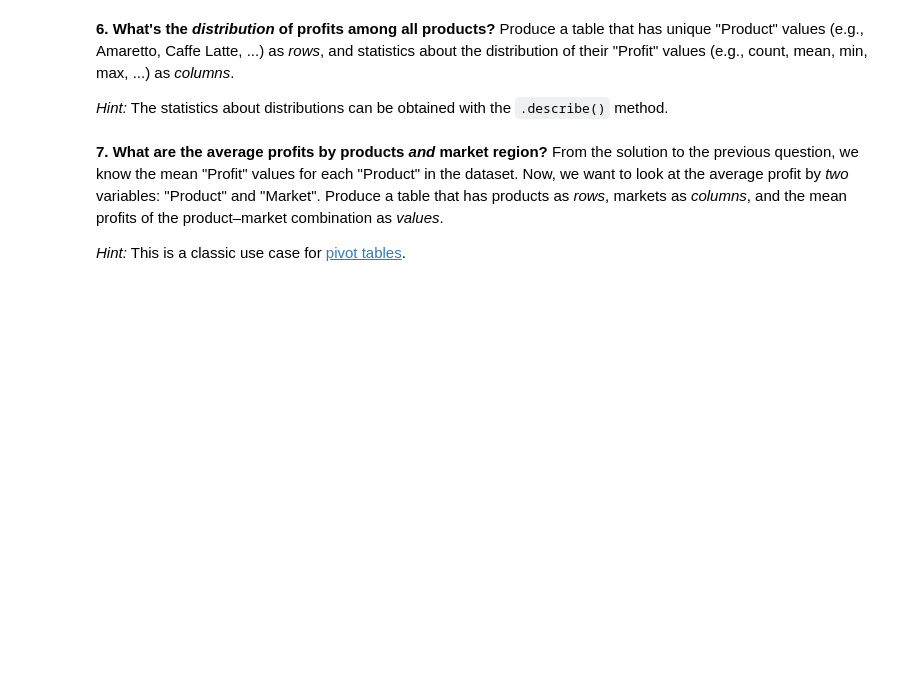
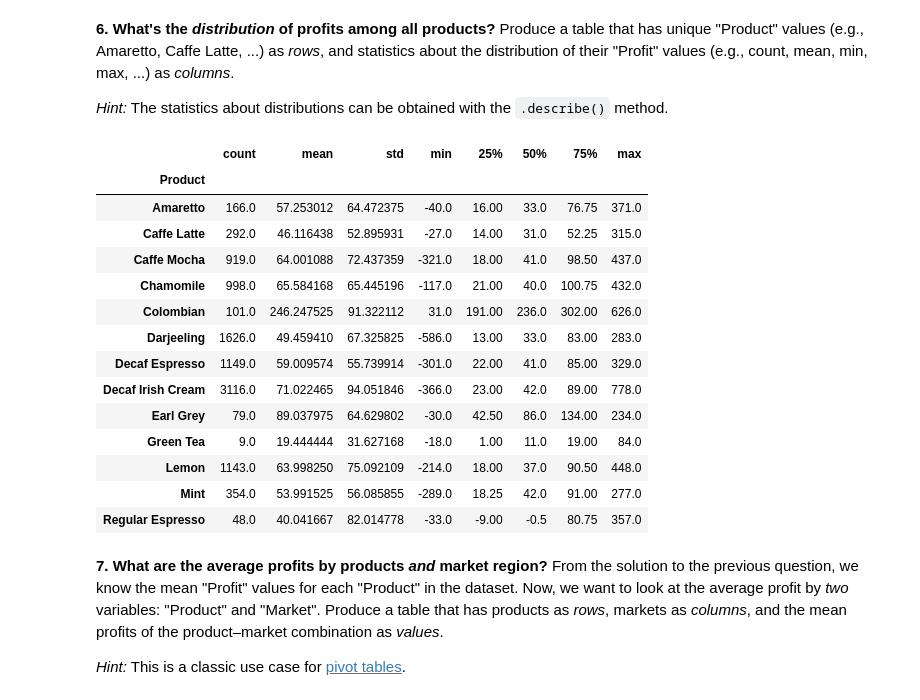
Before and after one commit to clementpickel/DSP_Assignement, a Jupyter notebook: Exercices/ex1/01_Pandas.ipynb, the cells around one changed output. Saved outputs shown, nothing was run; the diff lists cells and outputs as text; code cells hidden in the pictures; blank space fills up the shorter version.

```diff
--- a/Exercices/ex1/01_Pandas.ipynb
+++ b/Exercices/ex1/01_Pandas.ipynb
@@ -76,7 +78,23 @@ _Hint:_ You might want to consult ["Indexing and Selecting Data" in the user gui
 
 _Hint:_ The statistics about distributions can be obtained with the `.describe()` method.
 # %%
-# Your code here
+df.groupby("Product")["Profit"].describe()
+# %% [output]
+|  | count | mean | std | min | 25% | 50% | 75% | max |
+| Product |  |  |  |  |  |  |  |  |
+| Amaretto | 166.0 | 57.253012 | 64.472375 | -40.0 | 16.00 | 33.0 | 76.75 | 371.0 |
+| Caffe Latte | 292.0 | 46.116438 | 52.895931 | -27.0 | 14.00 | 31.0 | 52.25 | 315.0 |
+| Caffe Mocha | 919.0 | 64.001088 | 72.437359 | -321.0 | 18.00 | 41.0 | 98.50 | 437.0 |
+| Chamomile | 998.0 | 65.584168 | 65.445196 | -117.0 | 21.00 | 40.0 | 100.75 | 432.0 |
+| Colombian | 101.0 | 246.247525 | 91.322112 | 31.0 | 191.00 | 236.0 | 302.00 | 626.0 |
+| Darjeeling | 1626.0 | 49.459410 | 67.325825 | -586.0 | 13.00 | 33.0 | 83.00 | 283.0 |
+| Decaf Espresso | 1149.0 | 59.009574 | 55.739914 | -301.0 | 22.00 | 41.0 | 85.00 | 329.0 |
+| Decaf Irish Cream | 3116.0 | 71.022465 | 94.051846 | -366.0 | 23.00 | 42.0 | 89.00 | 778.0 |
+| Earl Grey | 79.0 | 89.037975 | 64.629802 | -30.0 | 42.50 | 86.0 | 134.00 | 234.0 |
+| Green Tea | 9.0 | 19.444444 | 31.627168 | -18.0 | 1.00 | 11.0 | 19.00 | 84.0 |
+| Lemon | 1143.0 | 63.998250 | 75.092109 | -214.0 | 18.00 | 37.0 | 90.50 | 448.0 |
+| Mint | 354.0 | 53.991525 | 56.085855 | -289.0 | 18.25 | 42.0 | 91.00 | 277.0 |
+| Regular Espresso | 48.0 | 40.041667 | 82.014778 | -33.0 | -9.00 | -0.5 | 80.75 | 357.0 |
 # %% [markdown]
 **7. What are the average profits by products _and_ market region?** From the solution to the previous question, we know the mean "Profit" values for each "Product" in the dataset. Now, we want to look at the average profit by _two_ variables: "Product" and "Market". Produce a table that has products as _rows_, markets as _columns_, and the mean profits of the product–market combination as _values_.
 
```
Also changed, not shown: parts of 11 cells of this notebook, 2 other files.
